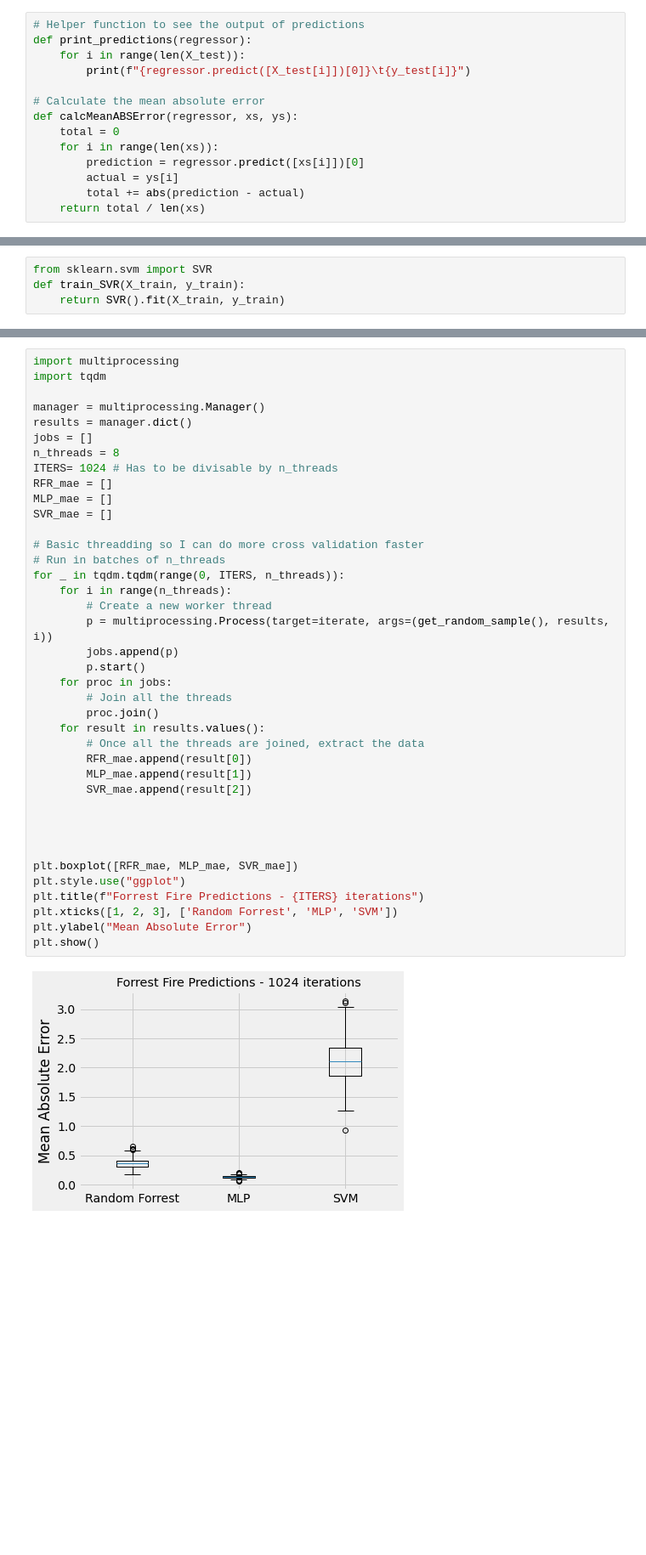
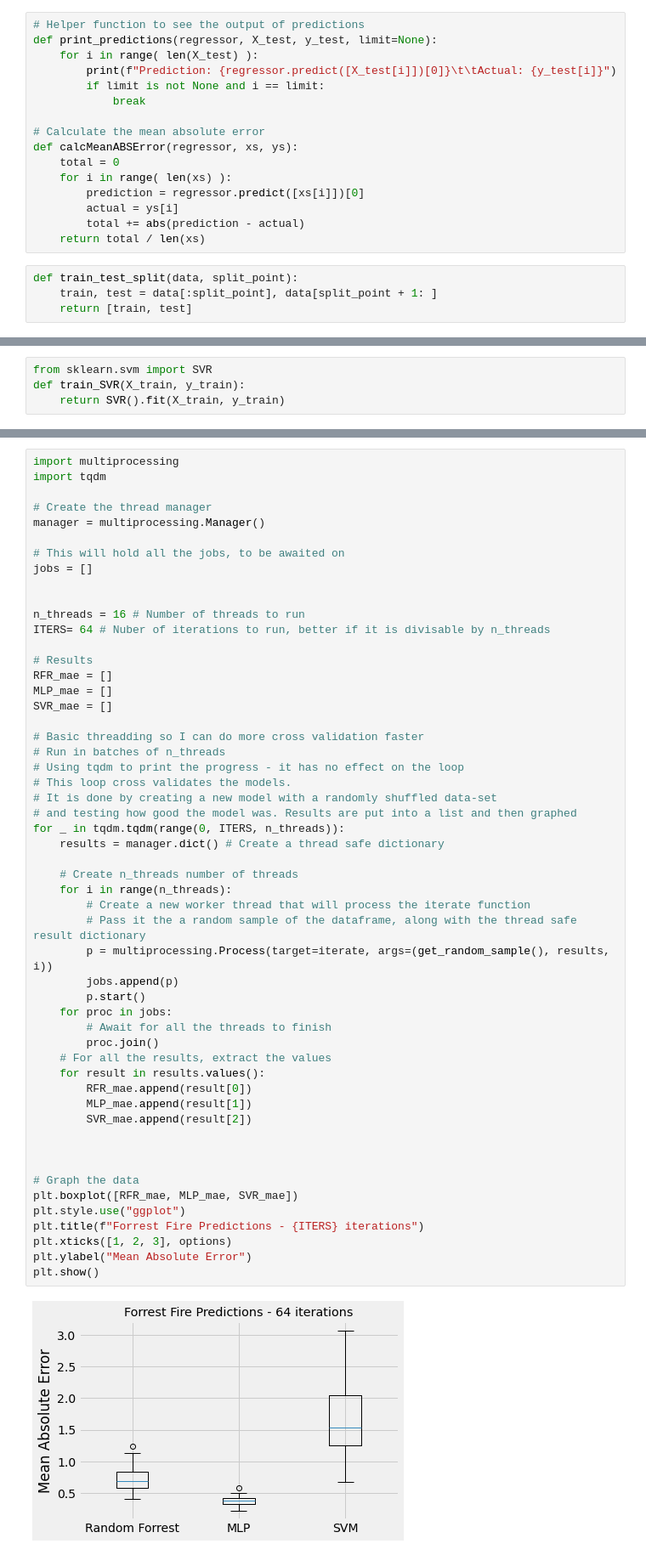
Before and after one commit to mbruty/COMP2002-AI-CW, a Jupyter notebook: Part_1.ipynb, the cells around one changed output, grey strips where cells are left out. Shown at 85% size. Drawn from its saved outputs; the diff is of its cells as text; blank space fills up the shorter version.

```diff
--- a/Part_1.ipynb
+++ b/Part_1.ipynb
@@ -42,17 +74,23 @@ print(get_random_sample().head())
 # %%
 # Helper function to see the output of predictions
-def print_predictions(regressor):
-    for i in range(len(X_test)):
-        print(f"{regressor.predict([X_test[i]])[0]}\t{y_test[i]}")
+def print_predictions(regressor, X_test, y_test, limit=None):
+    for i in range( len(X_test) ):
+        print(f"Prediction: {regressor.predict([X_test[i]])[0]}\t\tActual: {y_test[i]}")
+        if limit is not None and i == limit:
+            break
 
 # Calculate the mean absolute error
 def calcMeanABSError(regressor, xs, ys):
     total = 0
-    for i in range(len(xs)):
+    for i in range( len(xs) ):
         prediction = regressor.predict([xs[i]])[0]
         actual = ys[i]
         total += abs(prediction - actual)
     return total / len(xs)
+# %%
+def train_test_split(data, split_point):
+    train, test = data[:split_point], data[split_point + 1: ]
+    return [train, test]
 # %%
 from sklearn.ensemble import RandomForestRegressor
 def train_RFR(X_train, y_train):
@@ -94,40 +173,54 @@ def iterate(df, results, index):
 import multiprocessing
 import tqdm
 
+# Create the thread manager
 manager = multiprocessing.Manager()
-results = manager.dict()
+
+# This will hold all the jobs, to be awaited on
 jobs = []
-n_threads = 8
-ITERS= 1024 # Has to be divisable by n_threads
+
+
+n_threads = 16 # Number of threads to run
+ITERS= 64 # Nuber of iterations to run, better if it is divisable by n_threads
+
+# Results
 RFR_mae = []
 MLP_mae = []
 SVR_mae = []
 
 # Basic threadding so I can do more cross validation faster
 # Run in batches of n_threads
+# Using tqdm to print the progress - it has no effect on the loop
+# This loop cross validates the models.
+# It is done by creating a new model with a randomly shuffled data-set
+# and testing how good the model was. Results are put into a list and then graphed
 for _ in tqdm.tqdm(range(0, ITERS, n_threads)):
+    results = manager.dict() # Create a thread safe dictionary
+
+    # Create n_threads number of threads
     for i in range(n_threads):
-        # Create a new worker thread
+        # Create a new worker thread that will process the iterate function
+        # Pass it the a random sample of the dataframe, along with the thread safe result dictionary
         p = multiprocessing.Process(target=iterate, args=(get_random_sample(), results, i))
         jobs.append(p)
         p.start()
     for proc in jobs:
-        # Join all the threads
+        # Await for all the threads to finish
         proc.join()
+    # For all the results, extract the values
     for result in results.values():
-        # Once all the threads are joined, extract the data
         RFR_mae.append(result[0])
         MLP_mae.append(result[1])
         SVR_mae.append(result[2])
 
 
 
-
+# Graph the data
 plt.boxplot([RFR_mae, MLP_mae, SVR_mae])
 plt.style.use("ggplot")
 plt.title(f"Forrest Fire Predictions - {ITERS} iterations")
-plt.xticks([1, 2, 3], ['Random Forrest', 'MLP', 'SVM'])
+plt.xticks([1, 2, 3], options)
 plt.ylabel("Mean Absolute Error")
 plt.show()
 # %% [output]
-[figure, old version]
+[figure, new version]
```
Also changed, not shown: parts of 6 cells of this notebook, 1 other file.
